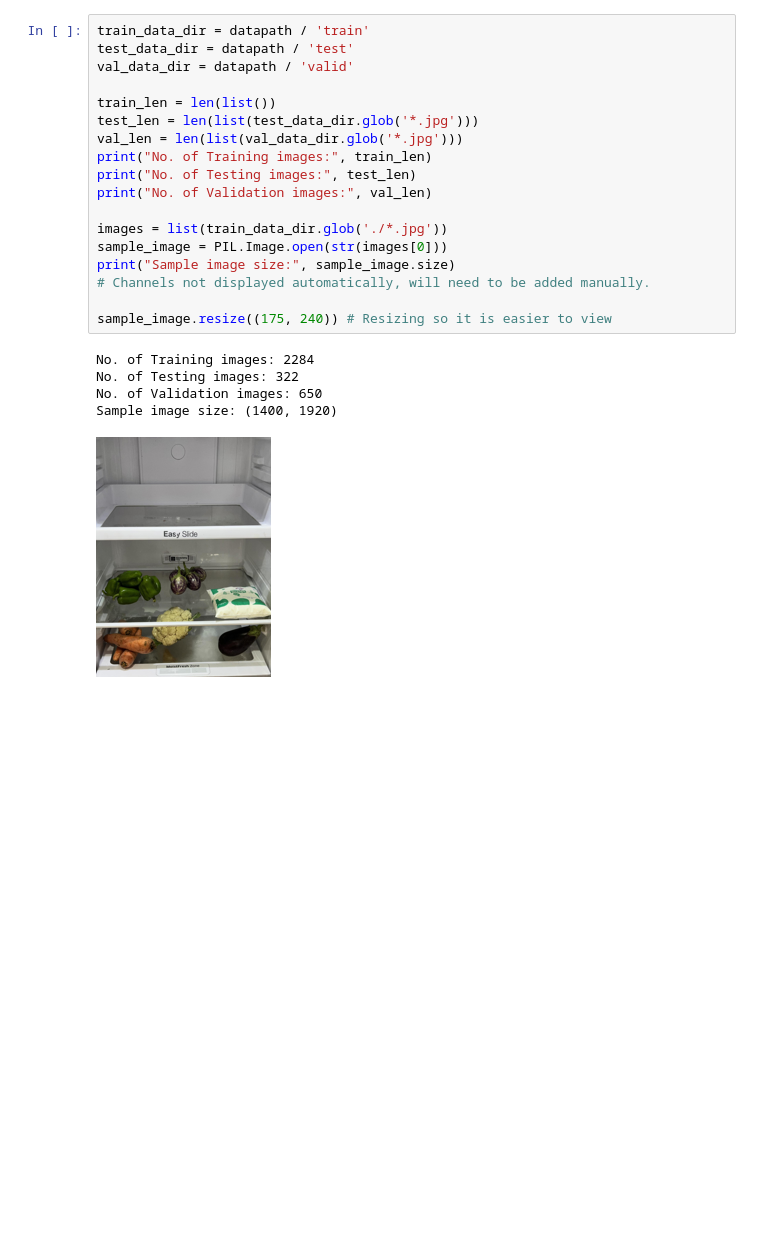
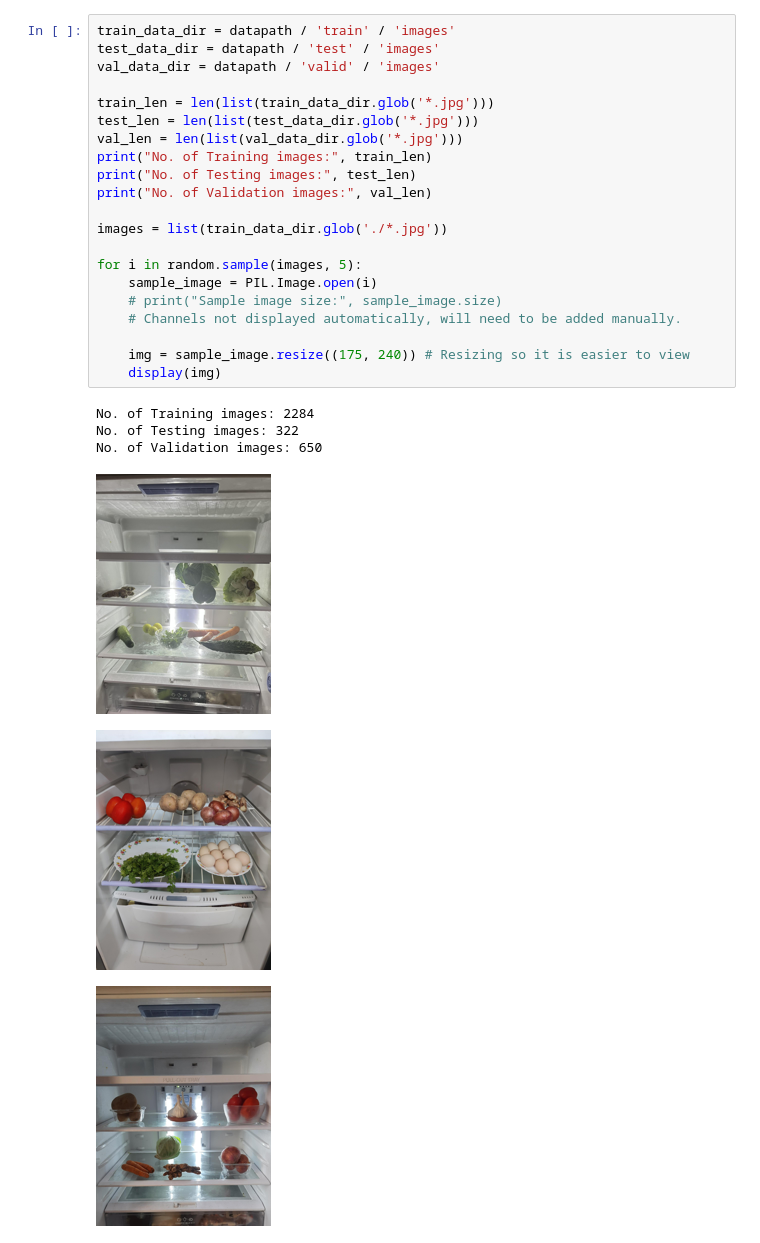
Before and after one commit to GaeaStorm/Food-Detector, a Jupyter notebook: data_exploration.ipynb, the cells around one changed output. Cells and saved outputs as stored; diff of their text form; blank space fills up the shorter version.

```diff
--- a/data_exploration.ipynb
+++ b/data_exploration.ipynb
@@ -140,24 +19,28 @@ No. of images: 2284
 # %%
-train_data_dir = datapath / 'train'
-test_data_dir = datapath / 'test'
-val_data_dir = datapath / 'valid'
+train_data_dir = datapath / 'train' / 'images'
+test_data_dir = datapath / 'test' / 'images'
+val_data_dir = datapath / 'valid' / 'images'
 
-train_len = len(list())
+train_len = len(list(train_data_dir.glob('*.jpg')))
 test_len = len(list(test_data_dir.glob('*.jpg')))
 val_len = len(list(val_data_dir.glob('*.jpg')))
 print("No. of Training images:", train_len)
 print("No. of Testing images:", test_len)
 print("No. of Validation images:", val_len)
 
 images = list(train_data_dir.glob('./*.jpg'))
-sample_image = PIL.Image.open(str(images[0]))
-print("Sample image size:", sample_image.size)
-# Channels not displayed automatically, will need to be added manually.
 
-sample_image.resize((175, 240)) # Resizing so it is easier to view
+for i in random.sample(images, 5):
+    sample_image = PIL.Image.open(i)
+    # print("Sample image size:", sample_image.size)
+    # Channels not displayed automatically, will need to be added manually.
+
+    img = sample_image.resize((175, 240)) # Resizing so it is easier to view
+    display(img)
 # %% [output]
 No. of Training images: 2284
 No. of Testing images: 322
 No. of Validation images: 650
-Sample image size: (1400, 1920)
-[figure, old version]
+[figure, new version]
+[figure, added]
+[figure, added]
```
Also changed, not shown: parts of 9 cells of this notebook, 6 other files.
